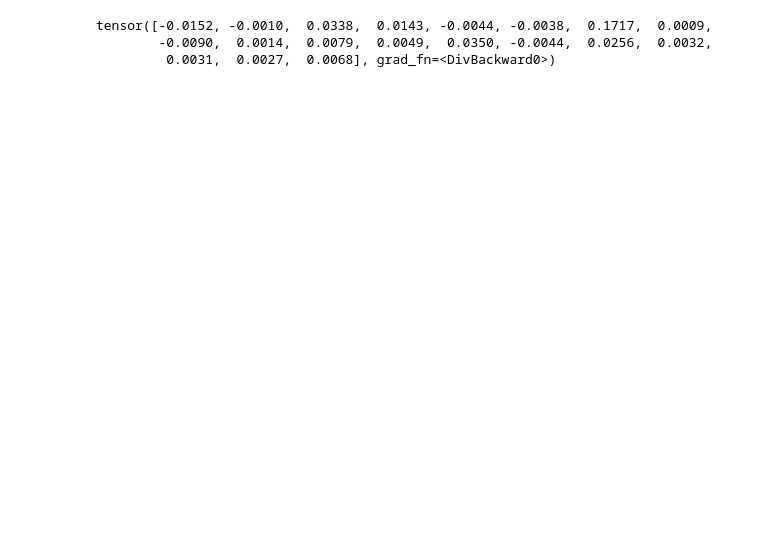
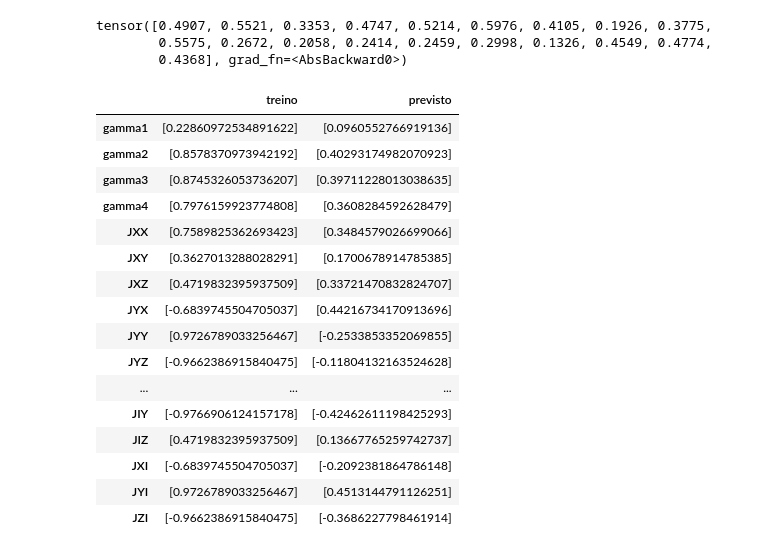
Before and after one commit to GubioGL/PINNverse_for_open_quantum_system, a Jupyter notebook: With fields/version_pytorch.ipynb, the cells around one changed output. Drawn from its saved outputs; the diff is of its cells as text; code cells hidden in the pictures; blank space fills up the shorter version.

```diff
--- a/With fields/version_pytorch.ipynb
+++ b/With fields/version_pytorch.ipynb
@@ -197,6 +268,72 @@ tensor([-0.8239, -0.4341,  0.2016,  0.9720, -0.5597, -0.7663,  0.0604,  0.9166,
 # %%
-abs(X_vector.parametro - tc.tensor(Js.tolist() + dissipation.tolist()))
+abs(X_vector.parametro - tc.tensor(Js + dissipation))
 # %% [output]
-tensor([-0.0152, -0.0010,  0.0338,  0.0143, -0.0044, -0.0038,  0.1717,  0.0009,
-        -0.0090,  0.0014,  0.0079,  0.0049,  0.0350, -0.0044,  0.0256,  0.0032,
-         0.0031,  0.0027,  0.0068], grad_fn=<DivBackward0>)
+tensor([0.4907, 0.5521, 0.3353, 0.4747, 0.5214, 0.5976, 0.4105, 0.1926, 0.3775,
+        0.5575, 0.2672, 0.2058, 0.2414, 0.2459, 0.2998, 0.1326, 0.4549, 0.4774,
+        0.4368], grad_fn=<AbsBackward0>)
+# %%
+import pandas as pd
+parametro_treino = {
+    'gamma1': [dissipation[0]],
+    'gamma2': [dissipation[1]],
+    'gamma3': [dissipation[2]],
+    'gamma4': [dissipation[3]],
+    'JXX': [Js[6]],
+    'JXY': [Js[7]],
+    'JXZ': [Js[2]],
+    'JYX': [Js[3]],
+    'JYY': [Js[4]],
+    'JYZ': [Js[5]],
+    'JZX': [Js[6]],
+    'JZY': [Js[7]],
+    'JZZ': [Js[8]],
+    'JIX': [Js[0]],
+    'JIY': [Js[1]],
+    'JIZ': [Js[2]],
+    'JXI': [Js[3]],
+    'JYI': [Js[4]],
+    'JZI': [Js[5]],}
+
+parametro_previsto = {
+    'gamma1': [X_vector.parametro[15].item()],
+    'gamma2': [X_vector.parametro[16].item()],
+    'gamma3': [X_vector.parametro[17].item()],
+    'gamma4': [X_vector.parametro[18].item()],
+    'JXX': [X_vector.parametro[6].item()],
+    'JXY': [X_vector.parametro[7].item()],
+    'JXZ': [X_vector.parametro[8].item()],
+    'JYX': [X_vector.parametro[9].item()],
+    'JYY': [X_vector.parametro[10].item()],
+    'JYZ': [X_vector.parametro[11].item()],
+    'JZX': [X_vector.parametro[12].item()],
+    'JZY': [X_vector.parametro[13].item()],
+    'JZZ': [X_vector.parametro[14].item()],
+    'JIX': [X_vector.parametro[0].item()],
+    'JIY': [X_vector.parametro[1].item()],
+    'JIZ': [X_vector.parametro[2].item()],
+    'JXI': [X_vector.parametro[3].item()],
+    'JYI': [X_vector.parametro[4].item()],
+    'JZI': [X_vector.parametro[5].item()],
+    }
+
+data = {'treino': parametro_treino, 'previsto': parametro_previsto}
+df = pd.DataFrame(data)
+df
+# %% [output]
+|  | treino | previsto |
+| gamma1 | [0.22860972534891622] | [0.0960552766919136] |
+| gamma2 | [0.8578370973942192] | [0.40293174982070923] |
+| gamma3 | [0.8745326053736207] | [0.39711228013038635] |
+| gamma4 | [0.7976159923774808] | [0.3608284592628479] |
+| JXX | [0.7589825362693423] | [0.3484579026699066] |
+| JXY | [0.3627013288028291] | [0.1700678914785385] |
+| JXZ | [0.4719832395937509] | [0.33721470832824707] |
+| JYX | [-0.6839745504705037] | [0.44216734170913696] |
+| JYY | [0.9726789033256467] | [-0.2533853352069855] |
+| JYZ | [-0.9662386915840475] | [-0.11804132163524628] |
+| ... | ... | ... |
+| JIY | [-0.9766906124157178] | [-0.42462611198425293] |
+| JIZ | [0.4719832395937509] | [0.13667765259742737] |
+| JXI | [-0.6839745504705037] | [-0.2092381864786148] |
+| JYI | [0.9726789033256467] | [0.4513144791126251] |
+| JZI | [-0.9662386915840475] | [-0.3686227798461914] |
```
Also changed, not shown: parts of 13 cells of this notebook, 8 other files.
